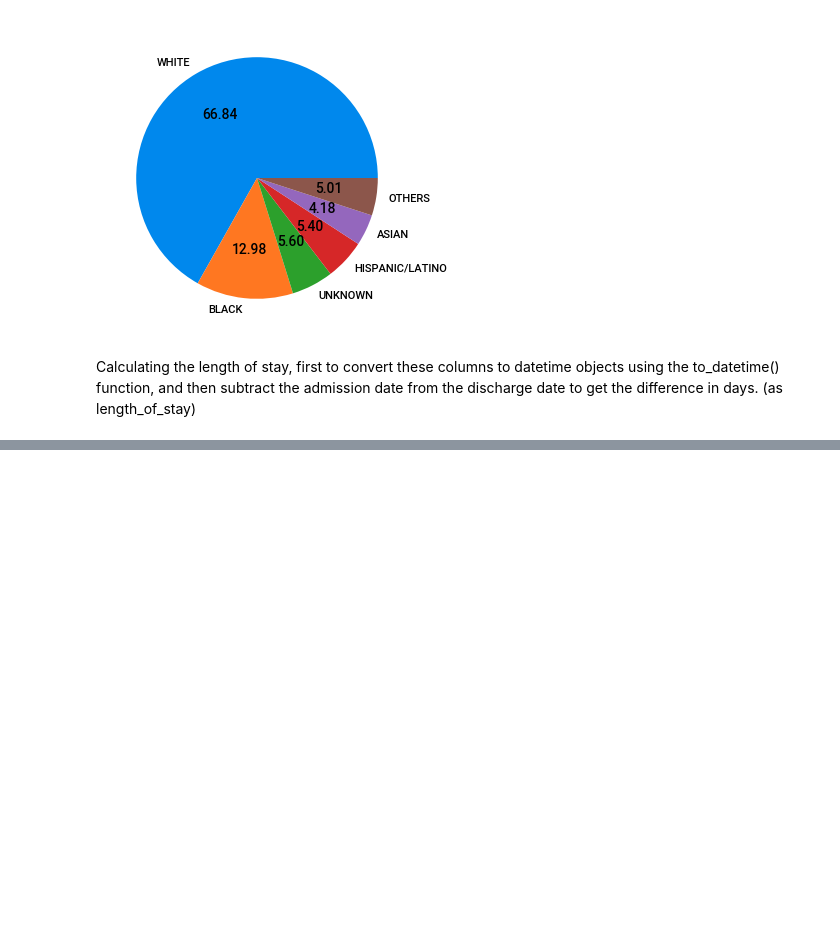
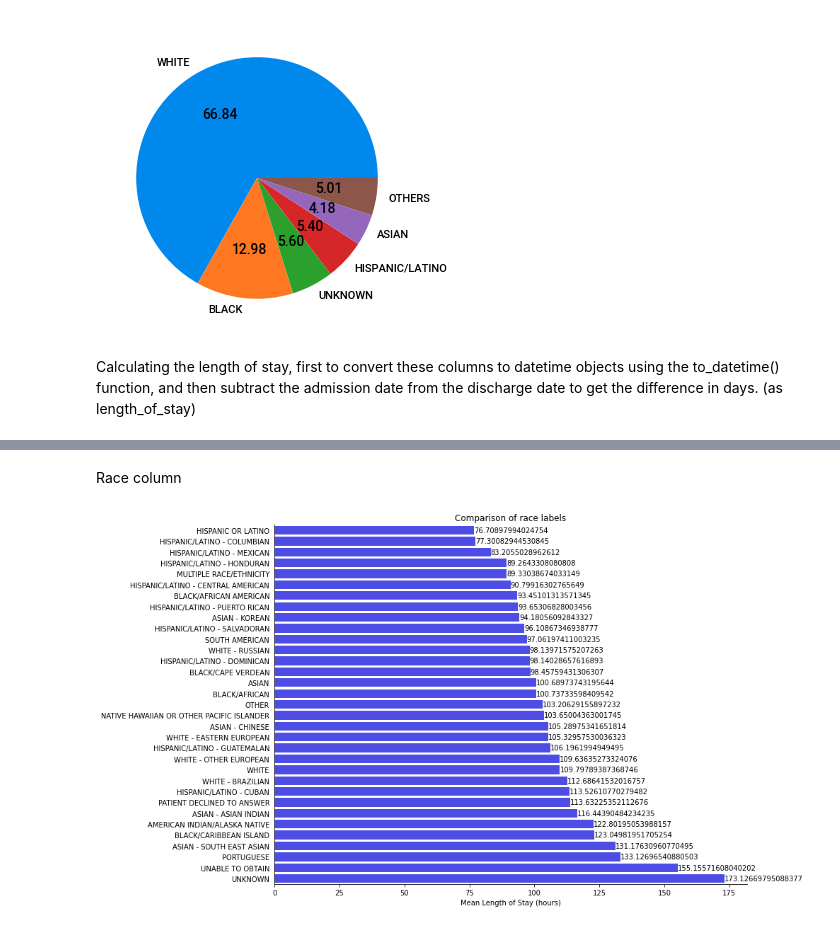
Before and after one commit to iupui-soic/pybootcamp, a Jupyter notebook: Shikhar_MIMICiv.ipynb, the cells around one changed output, grey strips where cells are left out. Cells and saved outputs as stored; diff of their text form; code cells hidden in the pictures; blank space fills up the shorter version.

```diff
--- a/Shikhar_MIMICiv.ipynb
+++ b/Shikhar_MIMICiv.ipynb
@@ -194,0 +305,14 @@ df_merged
+# %%
+import pandas as pd
+
+# Define the age ranges
+age_ranges = [(0, 35), (36, 55), (56, 100)]
+
+# Convert the 'anchor_age' column to a numeric data type
+df_merged['anchor_age'] = df_merged['anchor_age'].astype(int)
+
+# Create a new column 'age_range' that contains the age range for each patient
+df_merged['age_range'] = pd.cut(df_merged['anchor_age'], bins=[range[0] for range in age_ranges] + [age_ranges[-1][1] + 1], labels=['youth', 'adult', 'senior'])
+
+# Print the value counts for the new column
+print(df_merged['age_range'].value_counts())
@@ -194,0 +334,34 @@ df_merged
+# %% [markdown]
+Race column
+# %%
+import seaborn as sns
+
+def plot_los_groupby(df, variable, size=(10,6)):
+
+    #Plot Median LOS by dataframe categorical series name
+
+    results = df[[variable, 'los']].groupby(variable).mean().reset_index().sort_values('los', ascending=True)
+    values = results['los'].values
+    labels = results[variable].values
+
+    # Create the bar plot using seaborn
+    plt.figure(figsize=size)
+    ax = sns.barplot(x=values, y=labels, color='blue', alpha=0.8)
+
+    # Annotate the plot with the median LOS values
+    for i, value in enumerate(values):
+        ax.text(value, i, value, ha="left", va="center")
+
+    # Customize the plot
+    ax.set_xlabel('Mean Length of Stay (hours)')
+    ax.set_title('Comparison of {} labels'.format(variable))
+    ax.tick_params(left=False, top=False, right=False)
+    ax.spines['top'].set_visible(False)  # Remove top spine
+    ax.spines['right'].set_visible(False)  # Remove right spine
+    plt.tight_layout()
+    plt.show()
+
+# Look at median LOS for groups 'race'
+plot_los_groupby(df_merged, 'race', size=(14,8))
+# %% [output]
+[figure, added]
```
Also changed, not shown: parts of 28 cells of this notebook.
